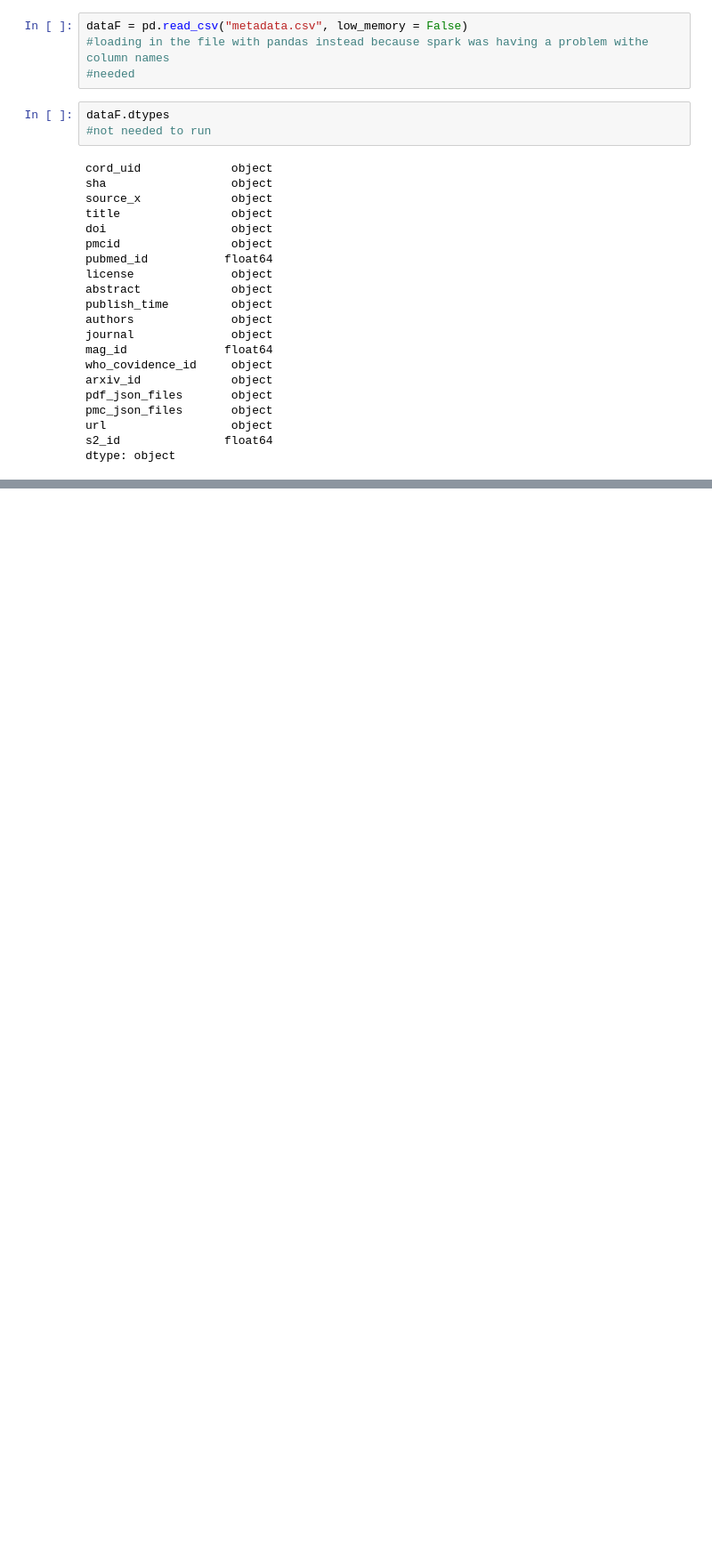
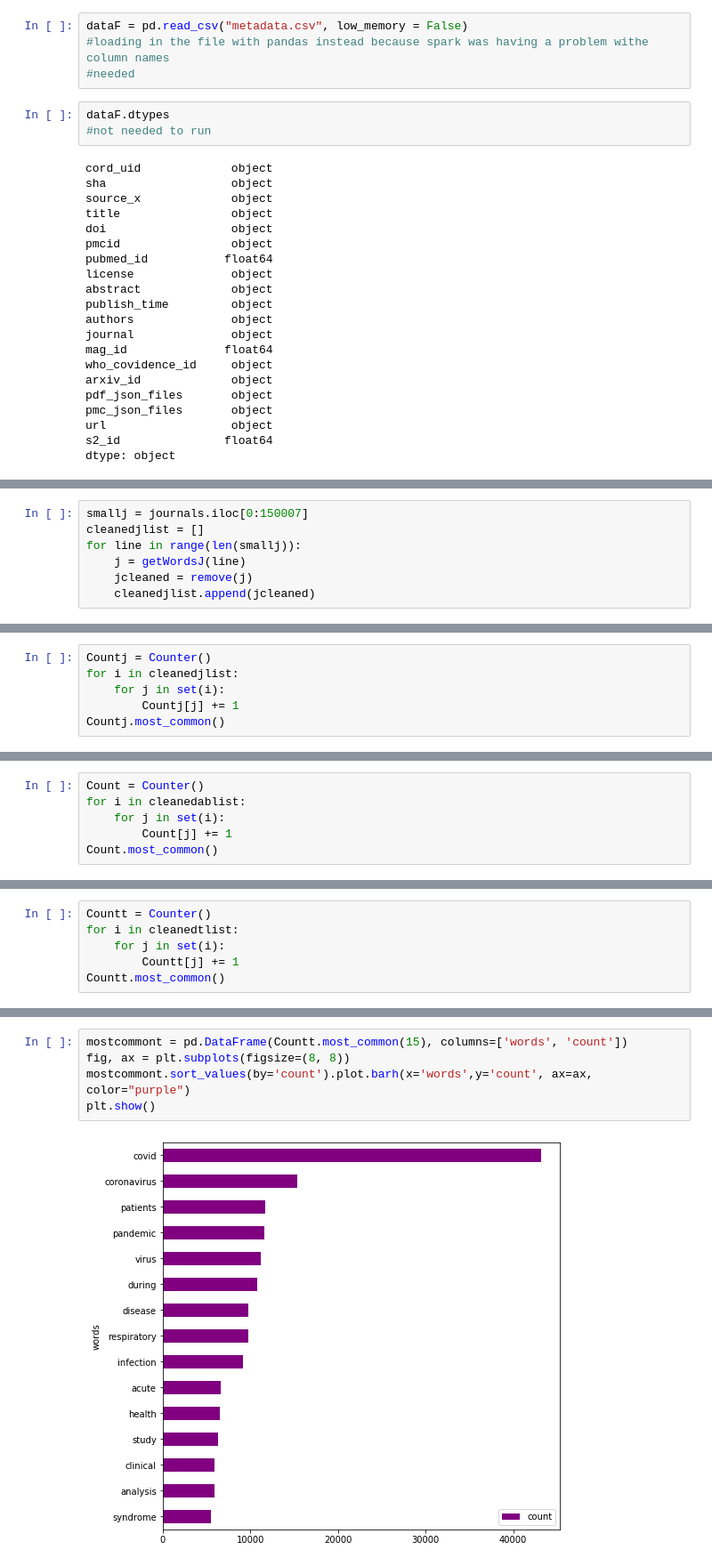
Before and after one commit to mattnw1/CHOC_COVID19_MI3, a Jupyter notebook: MacLean_CORD19.ipynb, the cells around one changed output, grey strips where cells are left out. Shown: that part at 89% size. Cells and saved outputs as stored; diff of their text form; blank space fills up the shorter version.

```diff
--- a/MacLean_CORD19.ipynb
+++ b/MacLean_CORD19.ipynb
@@ -72,0 +248,7 @@ cdf2
+# %%
+smallj = journals.iloc[0:150007]
+cleanedjlist = []
+for line in range(len(smallj)):
+    j = getWordsJ(line)
+    jcleaned = remove(j)
+    cleanedjlist.append(jcleaned)
@@ -72,0 +275,6 @@ cdf2
+# %%
+Countj = Counter()
+for i in cleanedjlist:
+    for j in set(i):
+        Countj[j] += 1
+Countj.most_common()
@@ -72,0 +299,6 @@ cdf2
+# %%
+Count = Counter()
+for i in cleanedablist:
+    for j in set(i):
+        Count[j] += 1
+Count.most_common()
@@ -72,0 +323,6 @@ cdf2
+# %%
+Countt = Counter()
+for i in cleanedtlist:
+    for j in set(i):
+        Countt[j] += 1
+Countt.most_common()
@@ -72,0 +347,7 @@ cdf2
+# %%
+mostcommont = pd.DataFrame(Countt.most_common(15), columns=['words', 'count'])
+fig, ax = plt.subplots(figsize=(8, 8))
+mostcommont.sort_values(by='count').plot.barh(x='words',y='count', ax=ax, color="purple")
+plt.show()
+# %% [output]
+[figure, added]
```
Also changed, not shown: parts of 36 cells of this notebook.
